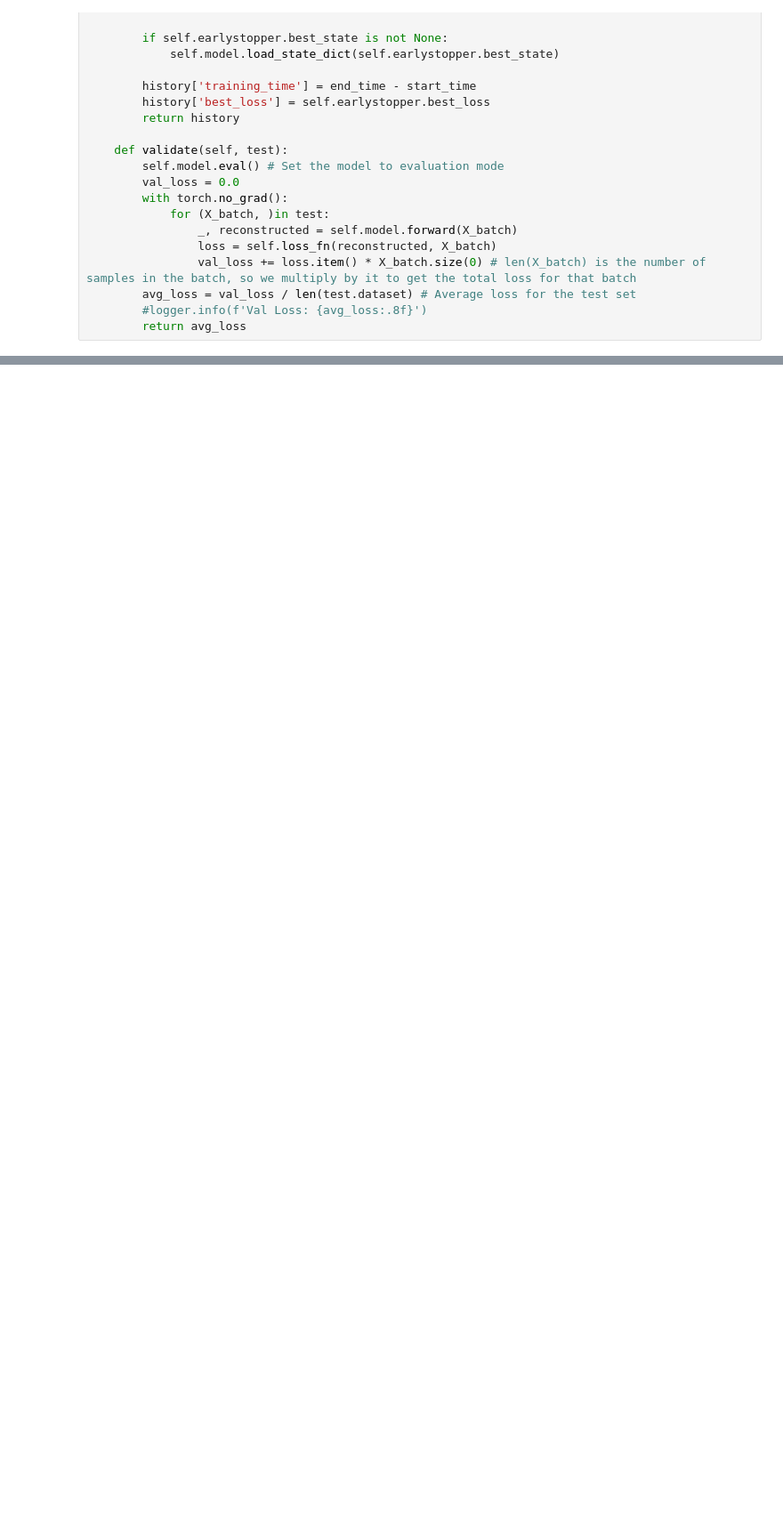
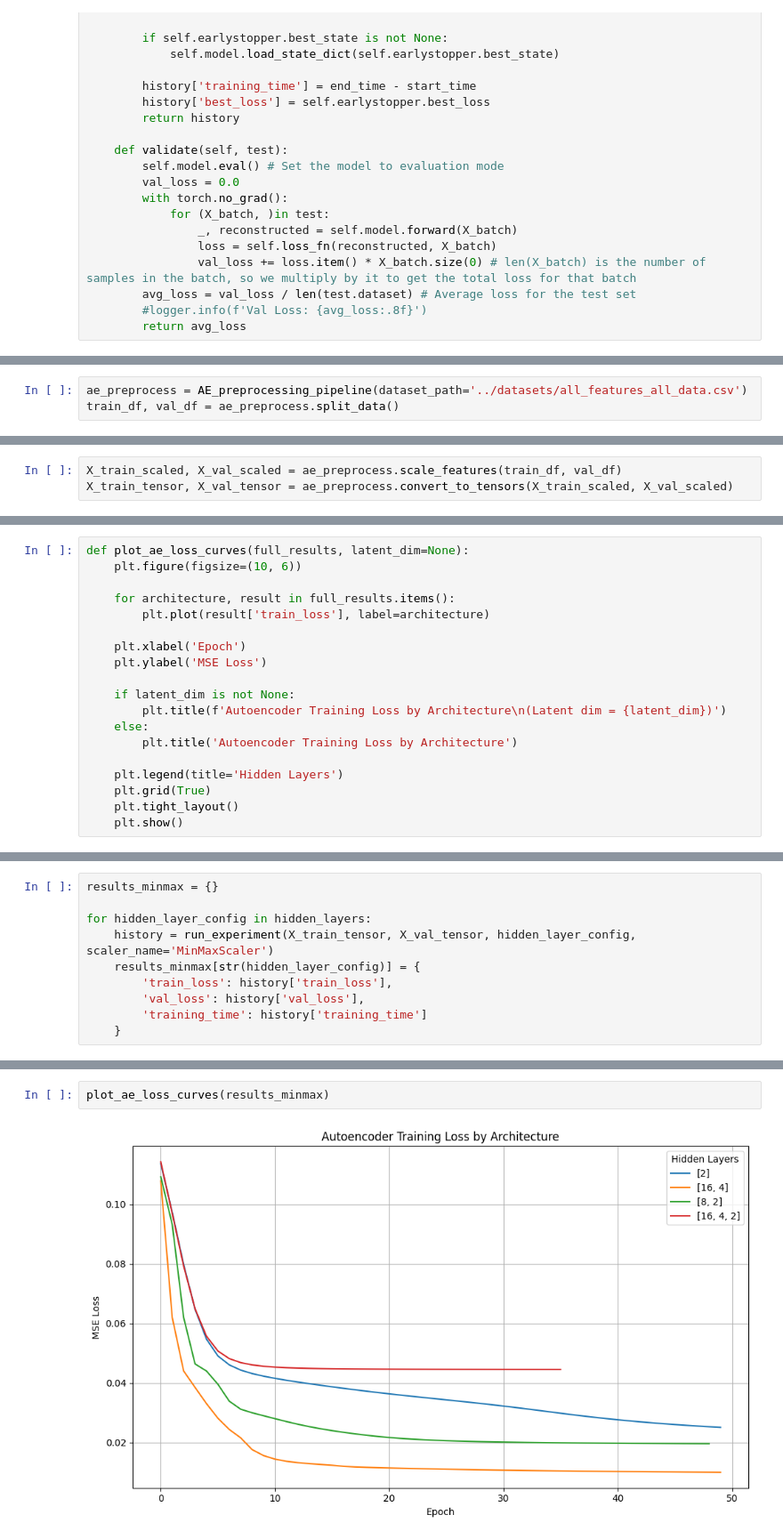
Before and after one commit to CameronRojas/AQI_Training, a Jupyter notebook: training_prototype_V2/time_variant_AE.ipynb, the cells around one changed output, grey strips where cells are left out. Shown at 89% size. Cells and saved outputs as stored; diff of their text form; blank space fills up the shorter version.

Commit message:
modularized code and added meaningful comparison plots

```diff
--- a/training_prototype_V2/time_variant_AE.ipynb
+++ b/training_prototype_V2/time_variant_AE.ipynb
@@ -277 +258,4 @@ hidden_layers = [
 ]
+# %%
+ae_preprocess = AE_preprocessing_pipeline(dataset_path='../datasets/all_features_all_data.csv')
+train_df, val_df = ae_preprocess.split_data()
@@ -277,0 +274,3 @@ hidden_layers = [
+# %%
+X_train_scaled, X_val_scaled = ae_preprocess.scale_features(train_df, val_df)
+X_train_tensor, X_val_tensor = ae_preprocess.convert_to_tensors(X_train_scaled, X_val_scaled)
@@ -310,0 +360,19 @@ INFO: Early stopping at epoch 16
+# %%
+def plot_ae_loss_curves(full_results, latent_dim=None):
+    plt.figure(figsize=(10, 6))
+
+    for architecture, result in full_results.items():
+        plt.plot(result['train_loss'], label=architecture)
+
+    plt.xlabel('Epoch')
+    plt.ylabel('MSE Loss')
+
+    if latent_dim is not None:
+        plt.title(f'Autoencoder Training Loss by Architecture\n(Latent dim = {latent_dim})')
+    else:
+        plt.title('Autoencoder Training Loss by Architecture')
+
+    plt.legend(title='Hidden Layers')
+    plt.grid(True)
+    plt.tight_layout()
+    plt.show()
@@ -310,0 +421,10 @@ INFO: Early stopping at epoch 16
+# %%
+results_minmax = {}
+
+for hidden_layer_config in hidden_layers:
+    history = run_experiment(X_train_tensor, X_val_tensor, hidden_layer_config, scaler_name='MinMaxScaler')
+    results_minmax[str(hidden_layer_config)] = {
+        'train_loss': history['train_loss'],
+        'val_loss': history['val_loss'],
+        'training_time': history['training_time']
+    }
@@ -418,0 +459,4 @@ def compare_results(results, full_results):
+# %%
+plot_ae_loss_curves(results_minmax)
+# %% [output]
+[figure, added]
```
Also changed, not shown: parts of 30 cells of this notebook.
